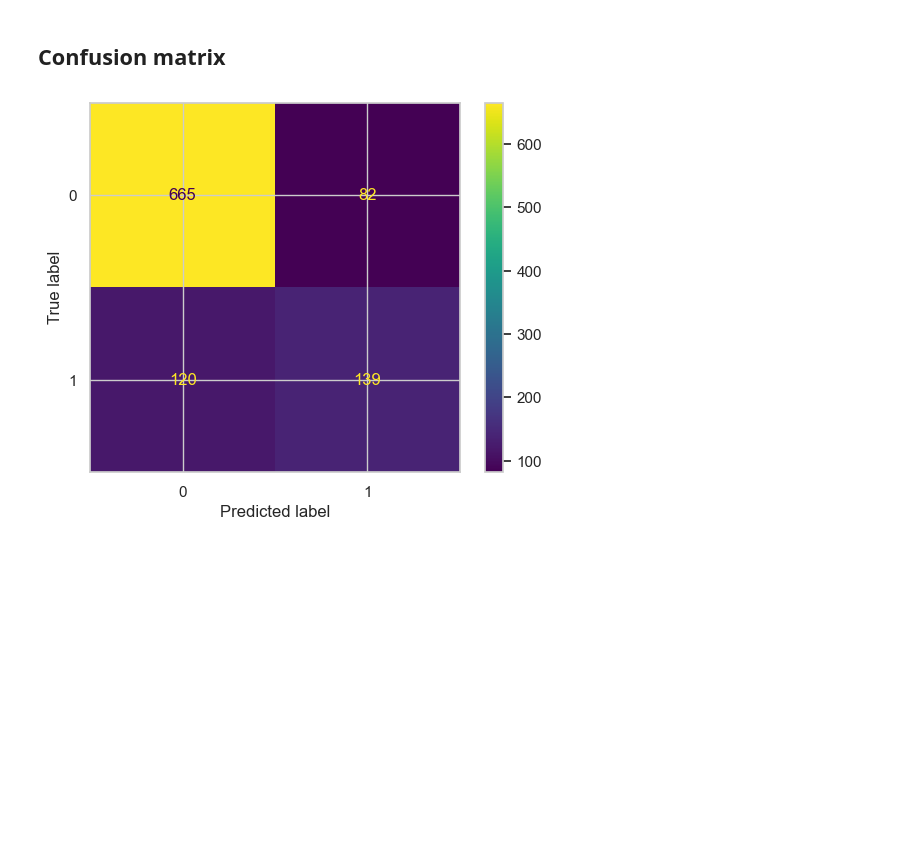
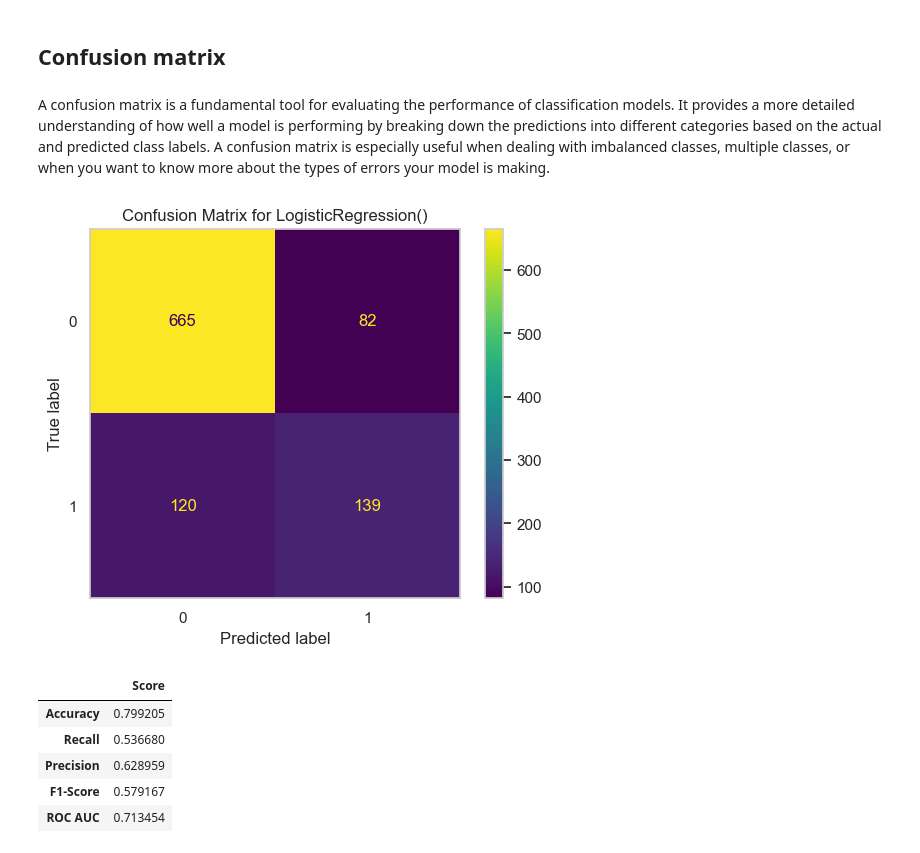
Before and after one commit to HannahMwende/LP2-Classification-Project, a Jupyter notebook: code.ipynb, the cells around one changed output. Cells and saved outputs as stored; diff of their text form; code cells hidden in the pictures; blank space fills up the shorter version.

```diff
--- a/code.ipynb
+++ b/code.ipynb
@@ -1272,9 +1166,4 @@ y_predicted_logistic=logistic_model.predict(X_test)
 # %% [markdown]
 ## Confusion matrix
-# %%
-cm = metrics.confusion_matrix(y_test,y_predicted_logistic, labels=logistic_model.classes_)
-disp = ConfusionMatrixDisplay(confusion_matrix=cm,display_labels=logistic_model.classes_)
-disp.plot()
-plt.show()
-# %% [output]
-[figure, removed]
+# %% [markdown]
+A confusion matrix is a fundamental tool for evaluating the performance of classification models. It provides a more detailed understanding of how well a model is performing by breaking down the predictions into different categories based on the actual and predicted class labels. A confusion matrix is especially useful when dealing with imbalanced classes, multiple classes, or when you want to know more about the types of errors your model is making.
@@ -1280,0 +1228,11 @@ plt.show()
+# %%
+# Invoke the evaluate() function on the model trained.
+evaluate(logistic_model, y_test, y_predicted_logistic)
+# %% [output]
+[figure, added]
+|  | Score |
+| Accuracy | 0.799205 |
+| Recall | 0.536680 |
+| Precision | 0.628959 |
+| F1-Score | 0.579167 |
+| ROC AUC | 0.713454 |
```
Also changed, not shown: parts of 43 cells of this notebook, 1 other file.
